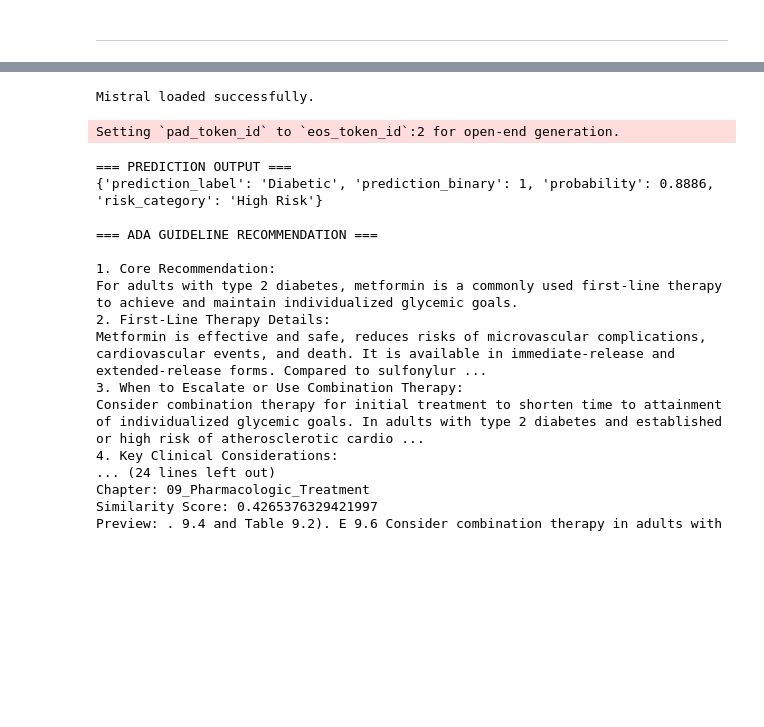
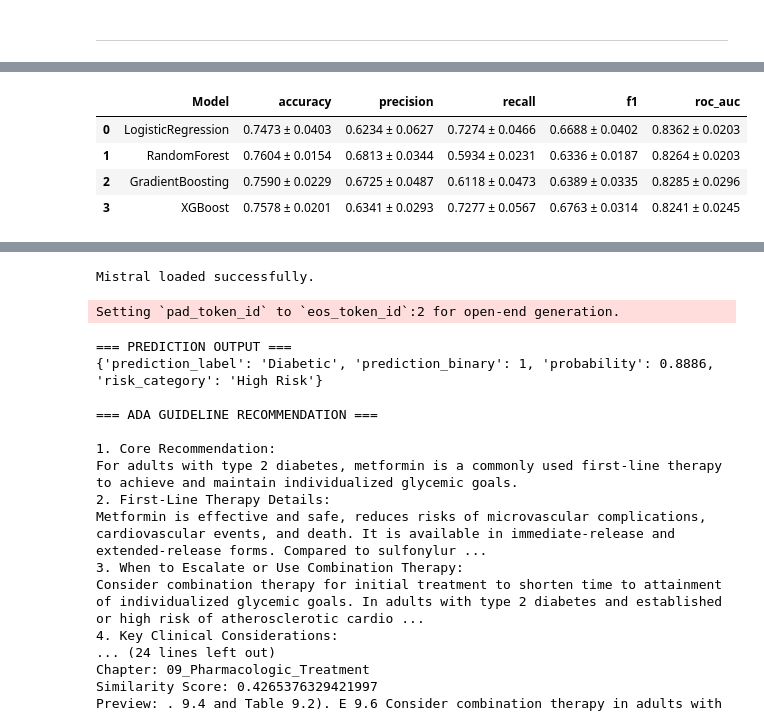
Before and after one commit to SummerNova25/BARAG, a Jupyter notebook: BARAG.ipynb, the cells around one changed output, grey strips where cells are left out. Drawn from its saved outputs; the diff is of its cells as text; code cells hidden in the pictures; blank space fills up the shorter version.

```diff
--- a/BARAG.ipynb
+++ b/BARAG.ipynb
@@ -253,34 +342,44 @@ for name, model in models.items():
     }
 
     for train_idx, test_idx in skf.split(X, y):
 
         X_train, X_test = X.iloc[train_idx], X.iloc[test_idx]
         y_train, y_test = y.iloc[train_idx], y.iloc[test_idx]
 
         if name == "LogisticRegression":
             scaler = StandardScaler()
             scaler.fit(X_train)
             X_train = scaler.transform(X_train)
             X_test = scaler.transform(X_test)
 
         model.fit(X_train, y_train)
 
         y_pred = model.predict(X_test)
         y_prob = model.predict_proba(X_test)[:, 1]
 
         metrics["accuracy"].append(accuracy_score(y_test, y_pred))
         metrics["precision"].append(precision_score(y_test, y_pred))
         metrics["recall"].append(recall_score(y_test, y_pred))
         metrics["f1"].append(f1_score(y_test, y_pred))
         metrics["roc_auc"].append(roc_auc_score(y_test, y_prob))
 
     results[name] = {
         metric: f"{np.mean(values):.4f} ± {np.std(values):.4f}"
         for metric, values in metrics.items()
     }
 
 results_df = pd.DataFrame(results).T
-print(results_df)
+
+results_df = results_df.reset_index()
+results_df.rename(columns={"index": "Model"}, inplace=True)
+
+results_df
+# %% [output]
+|  | Model | accuracy | precision | recall | f1 | roc_auc |
+| 0 | LogisticRegression | 0.7473 ± 0.0403 | 0.6234 ± 0.0627 | 0.7274 ± 0.0466 | 0.6688 ± 0.0402 | 0.8362 ± 0.0203 |
+| 1 | RandomForest | 0.7604 ± 0.0154 | 0.6813 ± 0.0344 | 0.5934 ± 0.0231 | 0.6336 ± 0.0187 | 0.8264 ± 0.0203 |
+| 2 | GradientBoosting | 0.7590 ± 0.0229 | 0.6725 ± 0.0487 | 0.6118 ± 0.0473 | 0.6389 ± 0.0335 | 0.8285 ± 0.0296 |
+| 3 | XGBoost | 0.7578 ± 0.0201 | 0.6341 ± 0.0293 | 0.7277 ± 0.0567 | 0.6763 ± 0.0314 | 0.8241 ± 0.0245 |
 # %%
 #-------------------------------------------------------------------------------
 
```
Also changed, not shown: parts of 68 cells of this notebook.
